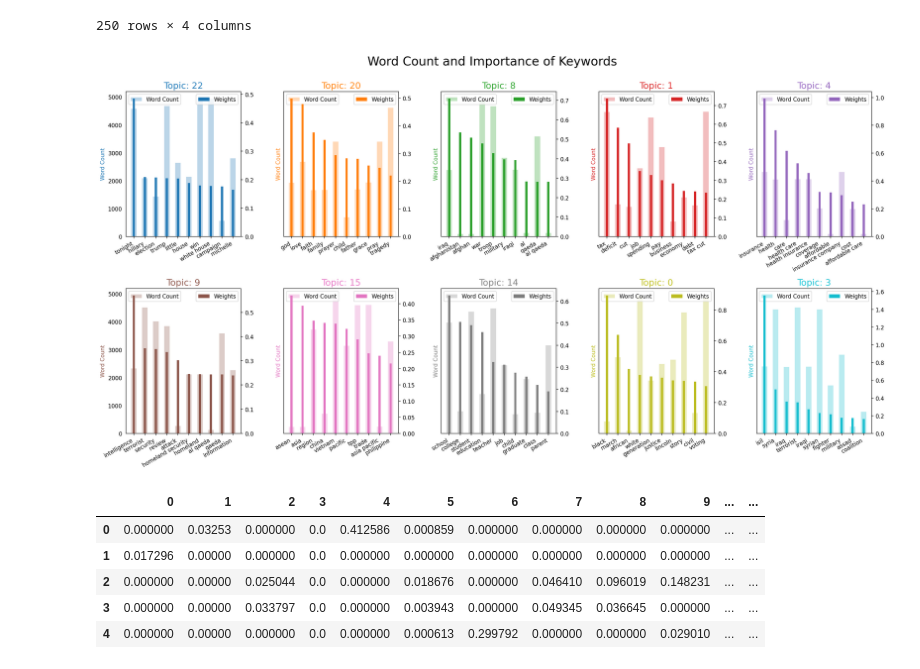
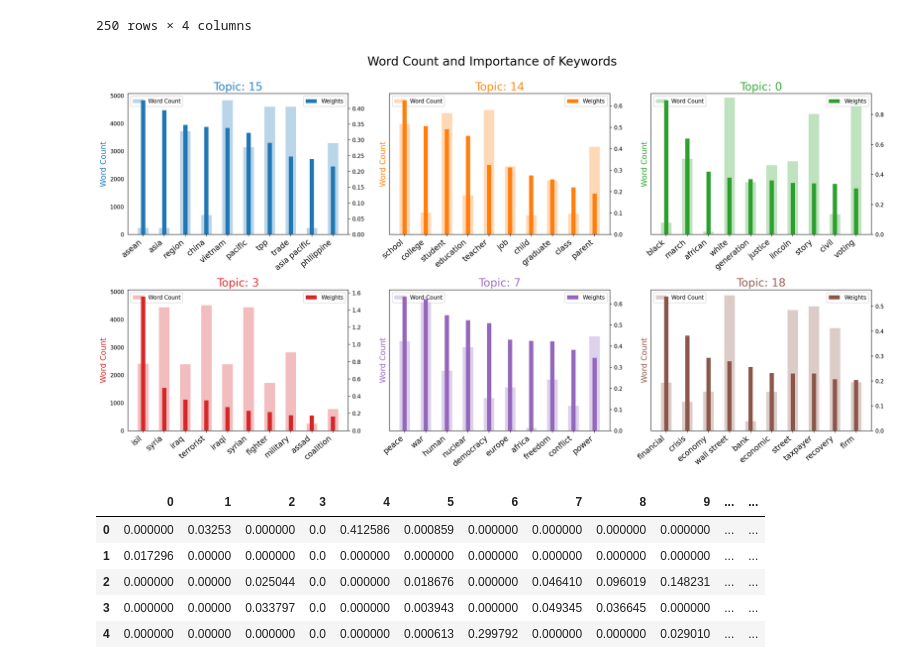
Before and after one commit to jfsalcedo10/mda-kuwait, a Jupyter notebook: components/notebooks/Topic_Classification_NMF.ipynb, the cells around one changed output. Cells and saved outputs as stored; diff of their text form; code cells hidden in the pictures.

```diff
--- a/components/notebooks/Topic_Classification_NMF.ipynb
+++ b/components/notebooks/Topic_Classification_NMF.ipynb
@@ -254,26 +254,26 @@ word_count.sort_values(by='topic_id',ascending=False)
 | 0 | 0 | black | 425 | 0.894077 |
 250 rows × 4 columns
 # %%
-most_freq_topic=[22,20,8,1,4,9,15,14,0,3]
-fig, axes = plt.subplots(2, 5, figsize=(20,10), sharey=True, dpi=160)
+most_freq_topic=[15,14,0,3,7,18]#22,20,8,1,4,9,
+fig, axes = plt.subplots(2, 3, figsize=(20,10), sharey=True, dpi=160)
 cols = [color for name, color in mcolors.TABLEAU_COLORS.items()]
 for j, ax in enumerate(axes.flatten()):
     i=most_freq_topic[j]
     ax.bar(x='word', height="word_count", data=word_count.loc[word_count.topic_id==i, :], color=cols[j], width=0.5, alpha=0.3, label='Word Count')
     ax_twin = ax.twinx()
     ax_twin.bar(x='word', height="importance", data=word_count.loc[word_count.topic_id==i, :], color=cols[j], width=0.2, label='Weights')
-    ax.set_ylabel('Word Count', color=cols[j])
+    ax.set_ylabel('Word Count', color=cols[j],size=14)
     ax_twin.set_ylim(0,); ax.set_ylim(0, )
-    ax.set_title('Topic: ' + str(i), color=cols[j], fontsize=16)
+    ax.set_title('Topic: ' + str(i), color=cols[j], fontsize=20)
     ax.tick_params(axis='y', left=False)
-    ax.set_xticklabels(word_count.loc[word_count.topic_id==i, 'word'], rotation=30, horizontalalignment= 'right')
+    ax.set_xticklabels(word_count.loc[word_count.topic_id==i, 'word'], rotation=40, size=14,horizontalalignment= 'right')
     ax.legend(loc='upper left'); ax_twin.legend(loc='upper right')
 
 fig.tight_layout(w_pad=2)
 fig.suptitle('Word Count and Importance of Keywords', fontsize=22, y=1.05)
 plt.show()
 # %% [output]
-[figure, old version]
+[figure, new version]
 # %%
 t_df = pd.DataFrame(model.transform(matrix))
 t_df.head()
```
Also changed, not shown: 1 other file.
